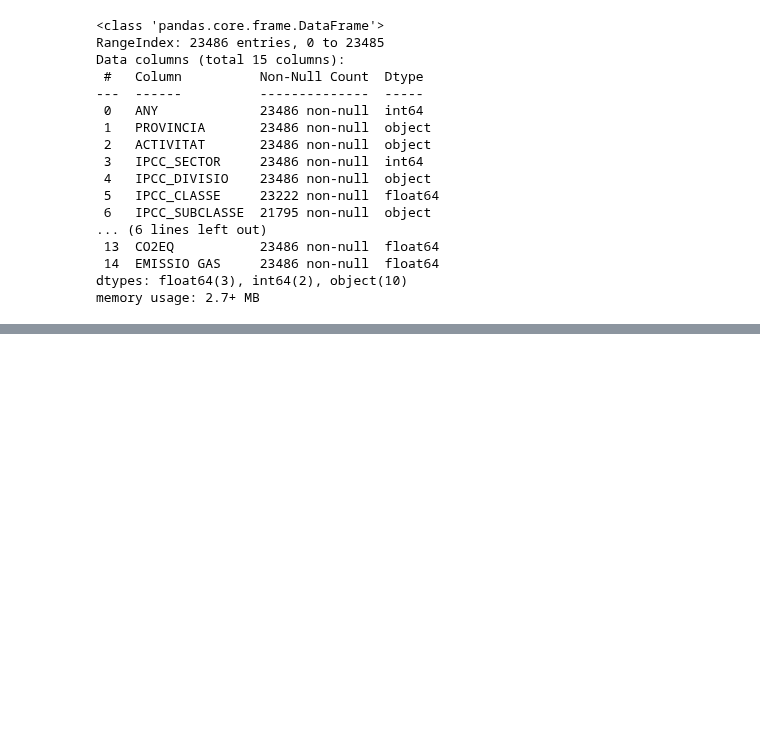
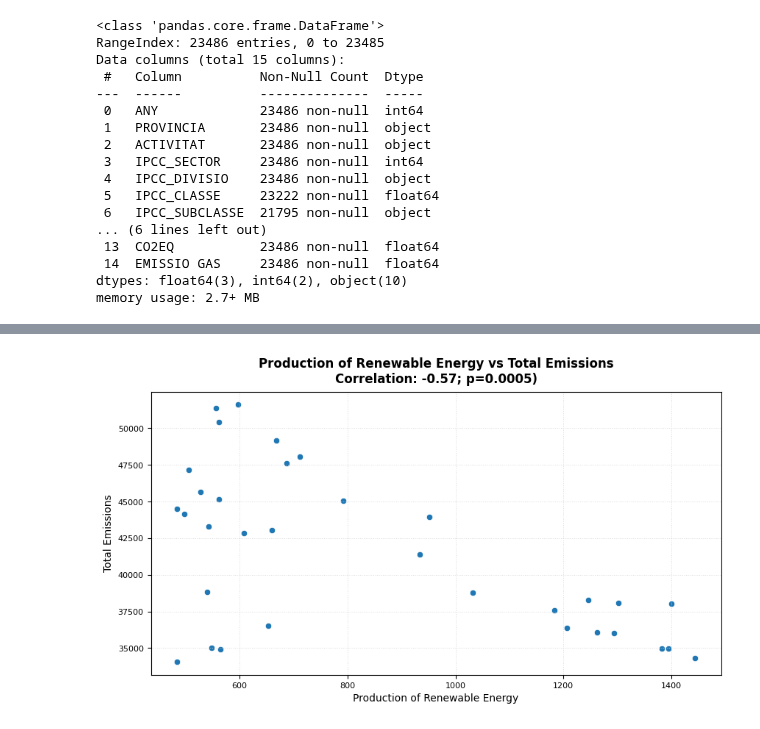
Before and after one commit to leocareer/DA_specialization, a Jupyter notebook: Sprint_10/S10_EDA.ipynb, the cells around one changed output, grey strips where cells are left out. Drawn from its saved outputs; the diff is of its cells as text; code cells hidden in the pictures; blank space fills up the shorter version.

```diff
--- a/Sprint_10/S10_EDA.ipynb
+++ b/Sprint_10/S10_EDA.ipynb
@@ -79,0 +388,23 @@ df_emissions.describe()
+# %%
+#correlation, p_value = stats.pearsonr(df_concated['Production of Renewable Energy'], df_concated['Total Emissions'])
+
+fig, ax = plt.subplots(figsize=(10, 5))
+
+sns.scatterplot(
+    x=df_concated['Production of Renewable Energy'],
+    y=df_concated['Total Emissions'],
+    ax=ax
+)
+
+ax.set_title(f'Production of Renewable Energy vs Total Emissions\nCorrelation: {r_value:.2f}; p={p_value:.4f})', fontweight='bold', verticalalignment='bottom')
+ax.set_xlabel('Production of Renewable Energy')
+ax.set_ylabel('Total Emissions')
+ax.grid(linestyle=':', color='lightgray', linewidth=0.7, alpha=0.8)
+ax.tick_params(labelsize=8)
+#ax.set_ylim(0, 3.5)
+#ax.set_xlim(0, 200)
+#ax.set_xticks(range(0, 201, 20))
+
+plt.show()
+# %% [output]
+[figure, added]
```
Also changed, not shown: parts of 24 cells of this notebook.
